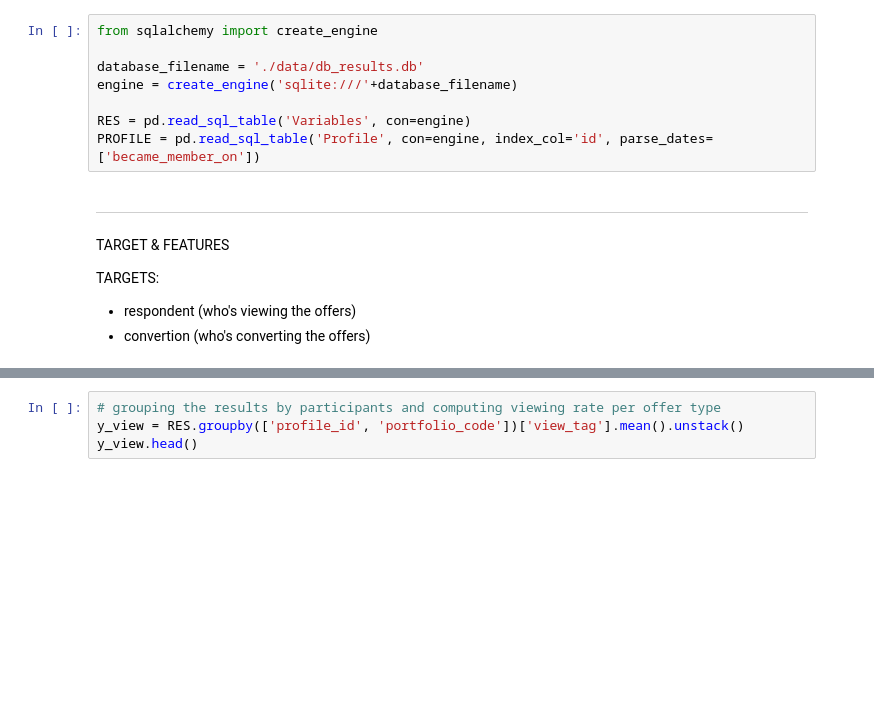
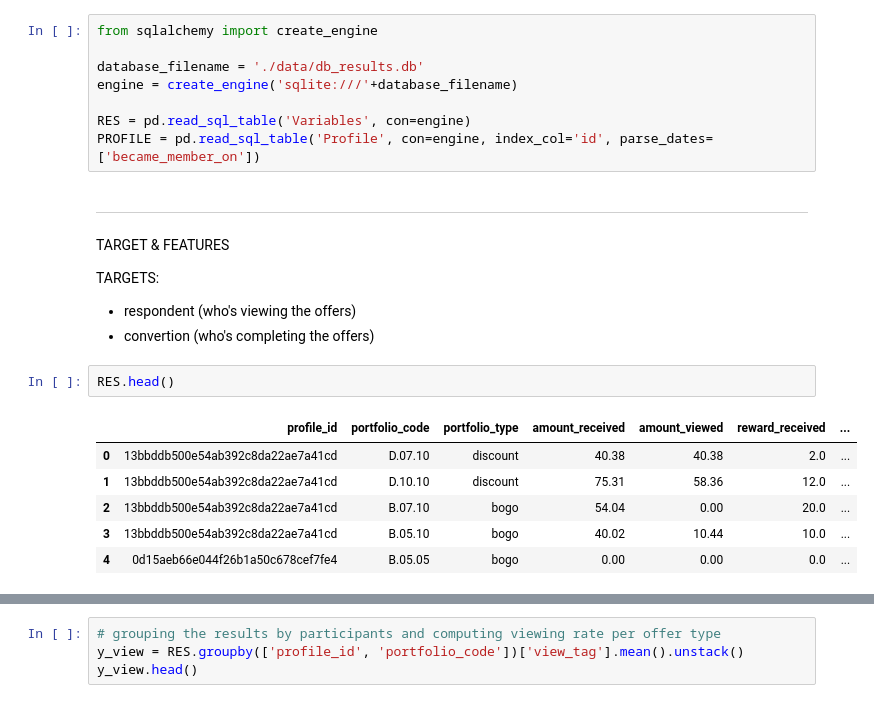
Before and after one commit to 6one2/StarbucksChallenge, a Jupyter notebook: devStarbucks.ipynb, the cells around one changed output, grey strips where cells are left out. Saved outputs shown, nothing was run; the diff lists cells and outputs as text; blank space fills up the shorter version.

```diff
--- a/devStarbucks.ipynb
+++ b/devStarbucks.ipynb
@@ -509,4 +610,13 @@ TARGET & FEATURES
 
 TARGETS:
  - respondent (who's viewing the offers)
- - convertion (who's converting the offers)
+ - convertion (who's completing the offers)
+# %%
+RES.head()
+# %% [output]
+|  | profile_id | portfolio_code | portfolio_type | amount_received | amount_viewed | reward_received | ... |
+| 0 | 13bbddb500e54ab392c8da22ae7a41cd | D.07.10 | discount | 40.38 | 40.38 | 2.0 | ... |
+| 1 | 13bbddb500e54ab392c8da22ae7a41cd | D.10.10 | discount | 75.31 | 58.36 | 12.0 | ... |
+| 2 | 13bbddb500e54ab392c8da22ae7a41cd | B.07.10 | bogo | 54.04 | 0.00 | 20.0 | ... |
+| 3 | 13bbddb500e54ab392c8da22ae7a41cd | B.05.10 | bogo | 40.02 | 10.44 | 10.0 | ... |
+| 4 | 0d15aeb66e044f26b1a50c678cef7fe4 | B.05.05 | bogo | 0.00 | 0.00 | 0.0 | ... |
```
Also changed, not shown: parts of 35 cells of this notebook, 2 other files.
